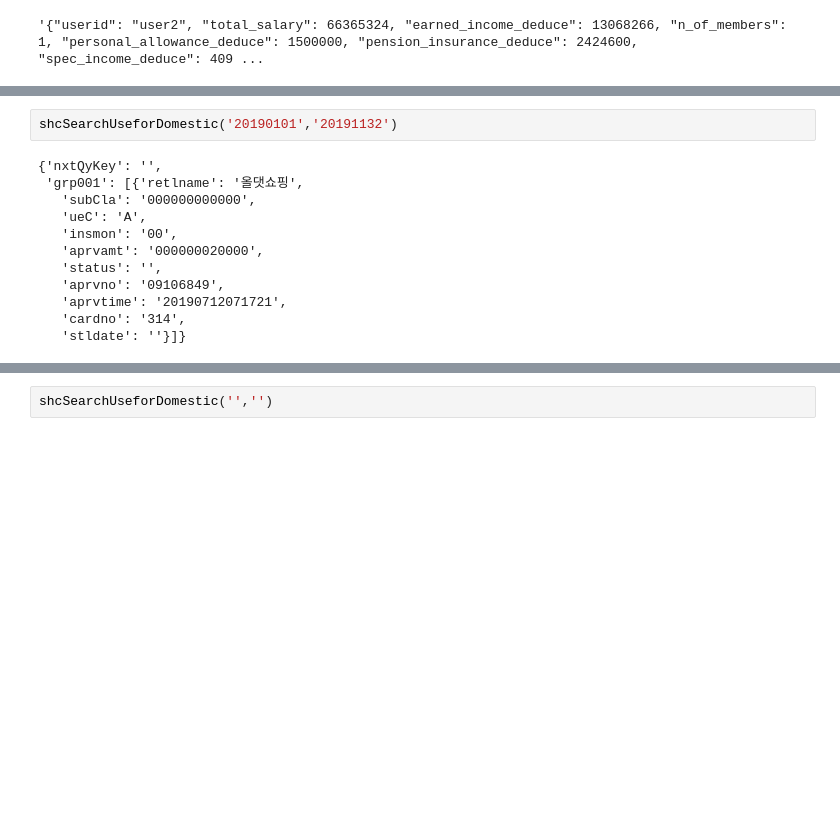
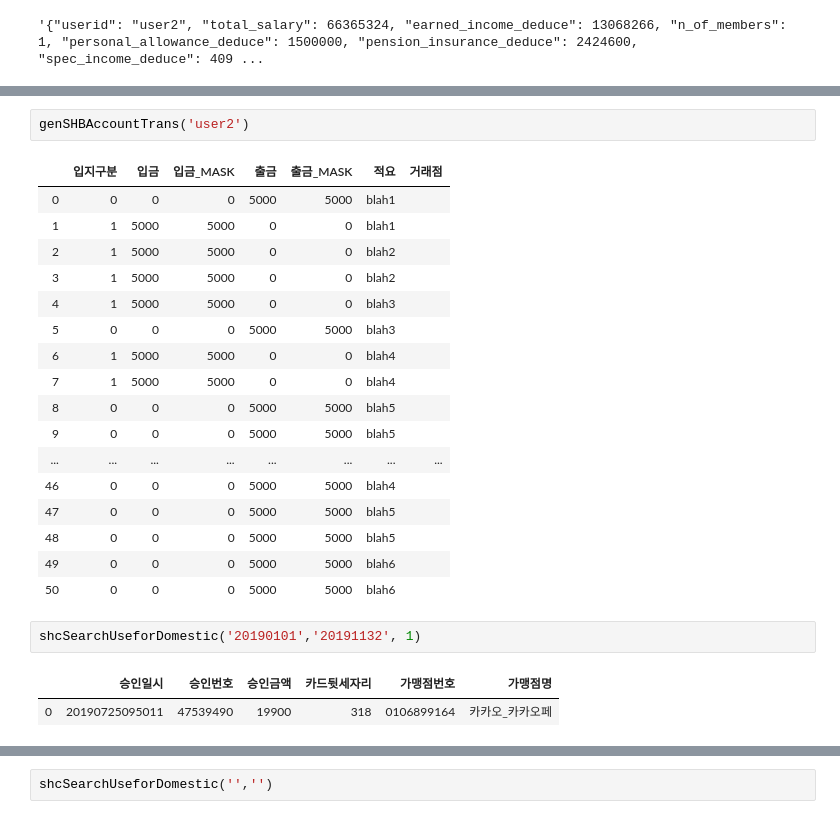
Before and after one commit to thjeong/hack2019, a Jupyter notebook: Untitled.ipynb, the cells around one changed output, grey strips where cells are left out. Saved outputs shown, nothing was run; the diff lists cells and outputs as text; blank space fills up the shorter version.

```diff
--- a/Untitled.ipynb
+++ b/Untitled.ipynb
@@ -417,14 +442,25 @@ from server.api_request import *
+# %%
+genSHBAccountTrans('user2')
+# %% [output]
+|  | 입지구분 | 입금 | 입금_MASK | 출금 | 출금_MASK | 적요 | 거래점 |
+| 0 | 0 | 0 | 0 | 5000 | 5000 | blah1 |  |
+| 1 | 1 | 5000 | 5000 | 0 | 0 | blah1 |  |
+| 2 | 1 | 5000 | 5000 | 0 | 0 | blah2 |  |
+| 3 | 1 | 5000 | 5000 | 0 | 0 | blah2 |  |
+| 4 | 1 | 5000 | 5000 | 0 | 0 | blah3 |  |
+| 5 | 0 | 0 | 0 | 5000 | 5000 | blah3 |  |
+| 6 | 1 | 5000 | 5000 | 0 | 0 | blah4 |  |
+| 7 | 1 | 5000 | 5000 | 0 | 0 | blah4 |  |
+| 8 | 0 | 0 | 0 | 5000 | 5000 | blah5 |  |
+| 9 | 0 | 0 | 0 | 5000 | 5000 | blah5 |  |
+| ... | ... | ... | ... | ... | ... | ... | ... |
+| 46 | 0 | 0 | 0 | 5000 | 5000 | blah4 |  |
+| 47 | 0 | 0 | 0 | 5000 | 5000 | blah5 |  |
+| 48 | 0 | 0 | 0 | 5000 | 5000 | blah5 |  |
+| 49 | 0 | 0 | 0 | 5000 | 5000 | blah6 |  |
+| 50 | 0 | 0 | 0 | 5000 | 5000 | blah6 |  |
 # %%
-shcSearchUseforDomestic('20190101','20191132')
+shcSearchUseforDomestic('20190101','20191132', 1)
 # %% [output]
-{'nxtQyKey': '',
- 'grp001': [{'retlname': '올댓쇼핑',
-   'subCla': '000000000000',
-   'ueC': 'A',
-   'insmon': '00',
-   'aprvamt': '000000020000',
-   'status': '',
-   'aprvno': '09106849',
-   'aprvtime': '20190712071721',
-   'cardno': '314',
-   'stldate': ''}]}
+|  | 승인일시 | 승인번호 | 승인금액 | 카드뒷세자리 | 가맹점번호 | 가맹점명 |
+| 0 | 20190725095011 | 47539490 | 19900 | 318 | 0106899164 | 카카오_카카오페 |
```
Also changed, not shown: parts of 4 cells of this notebook, 3 other files.
